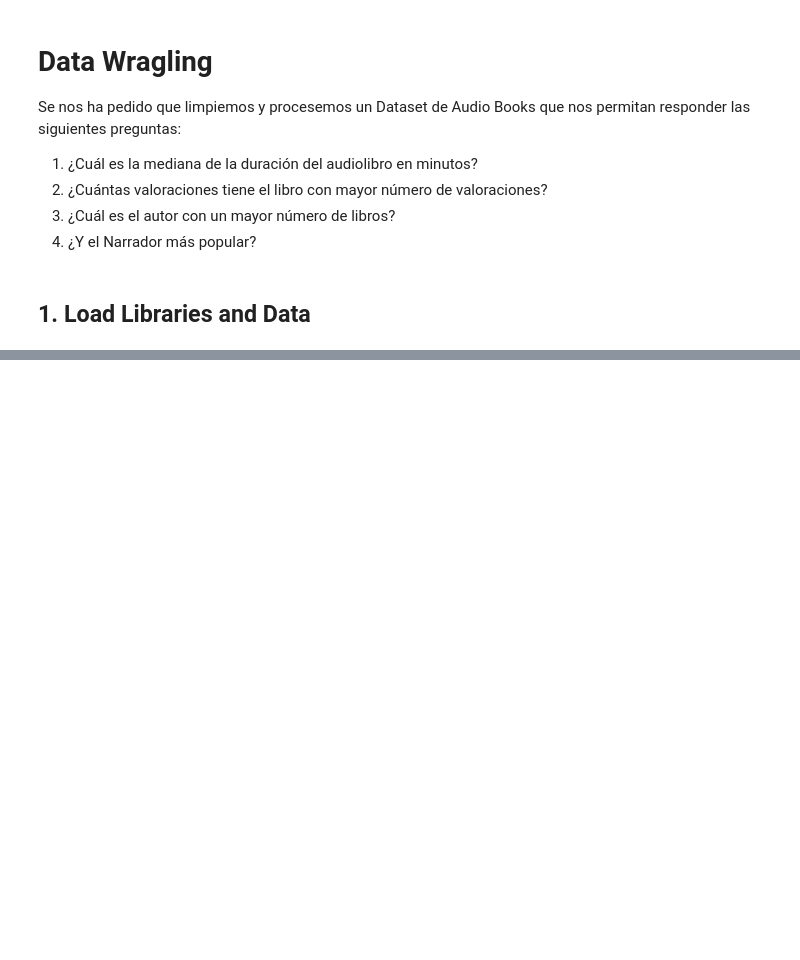
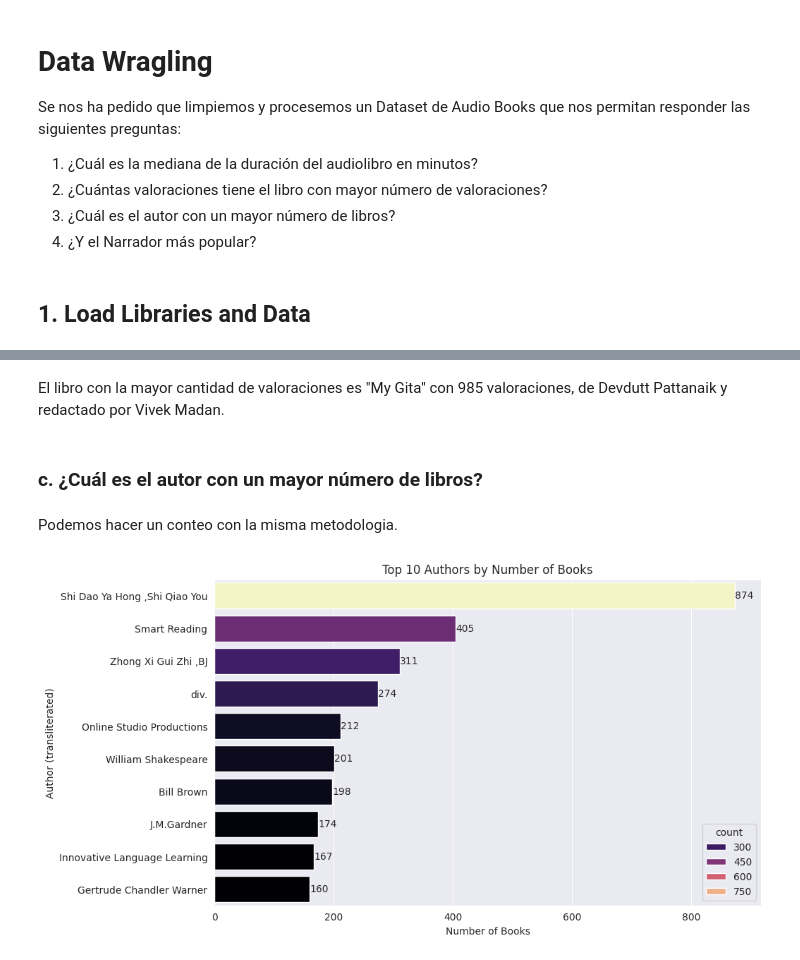
Before and after one commit to Chrissroman/md004_ha_dv, a Jupyter notebook: notebooks/S6T2_AudioBook_ChristianR_20260416.ipynb, the cells around one changed output, grey strips where cells are left out. Saved outputs shown, nothing was run; the diff lists cells and outputs as text; code cells hidden in the pictures; blank space fills up the shorter version.

```diff
--- a/notebooks/S6T2_AudioBook_ChristianR_20260416.ipynb
+++ b/notebooks/S6T2_AudioBook_ChristianR_20260416.ipynb
@@ -34,0 +128,40 @@ data.head()
+# %% [markdown]
+El libro con la mayor cantidad de valoraciones es "My Gita" con 985 valoraciones, de Devdutt Pattanaik y redactado por Vivek Madan.
+# %% [markdown]
+### c. ¿Cuál es el autor con un mayor número de libros?
+# %% [markdown]
+Podemos hacer un conteo con la misma metodologia.
+# %%
+from unidecode import unidecode
+
+
+def to_plot_label(author_name: str) -> str:
+    """Transliterate non-Latin names to avoid missing glyph issues in plots."""
+    author_name = str(author_name)
+    if author_name.isascii():
+        return author_name
+    label = unidecode(author_name).strip()
+    return label if label else author_name.encode('ascii', errors='ignore').decode('ascii')
+
+
+top_authors = df['author_clean'].value_counts().head(10)
+
+plot_df = pd.DataFrame({
+    'author_original': top_authors.index,
+    'count': top_authors.values,
+})
+plot_df['author_plot'] = plot_df['author_original'].map(to_plot_label)
+
+plt.figure(figsize=(10, 6))
+sns.barplot(data=plot_df, x='count', y='author_plot', palette='magma', hue='count')
+
+# Add labels over bars.
+for index, value in enumerate(plot_df['count']):
+    plt.text(value, index, str(value), va='center')
+
+plt.title('Top 10 Authors by Number of Books')
+plt.xlabel('Number of Books')
+plt.ylabel('Author (transliterated)')
+plt.show()
+# %% [output]
+[figure, added]
```
Also changed, not shown: parts of 20 cells of this notebook.
